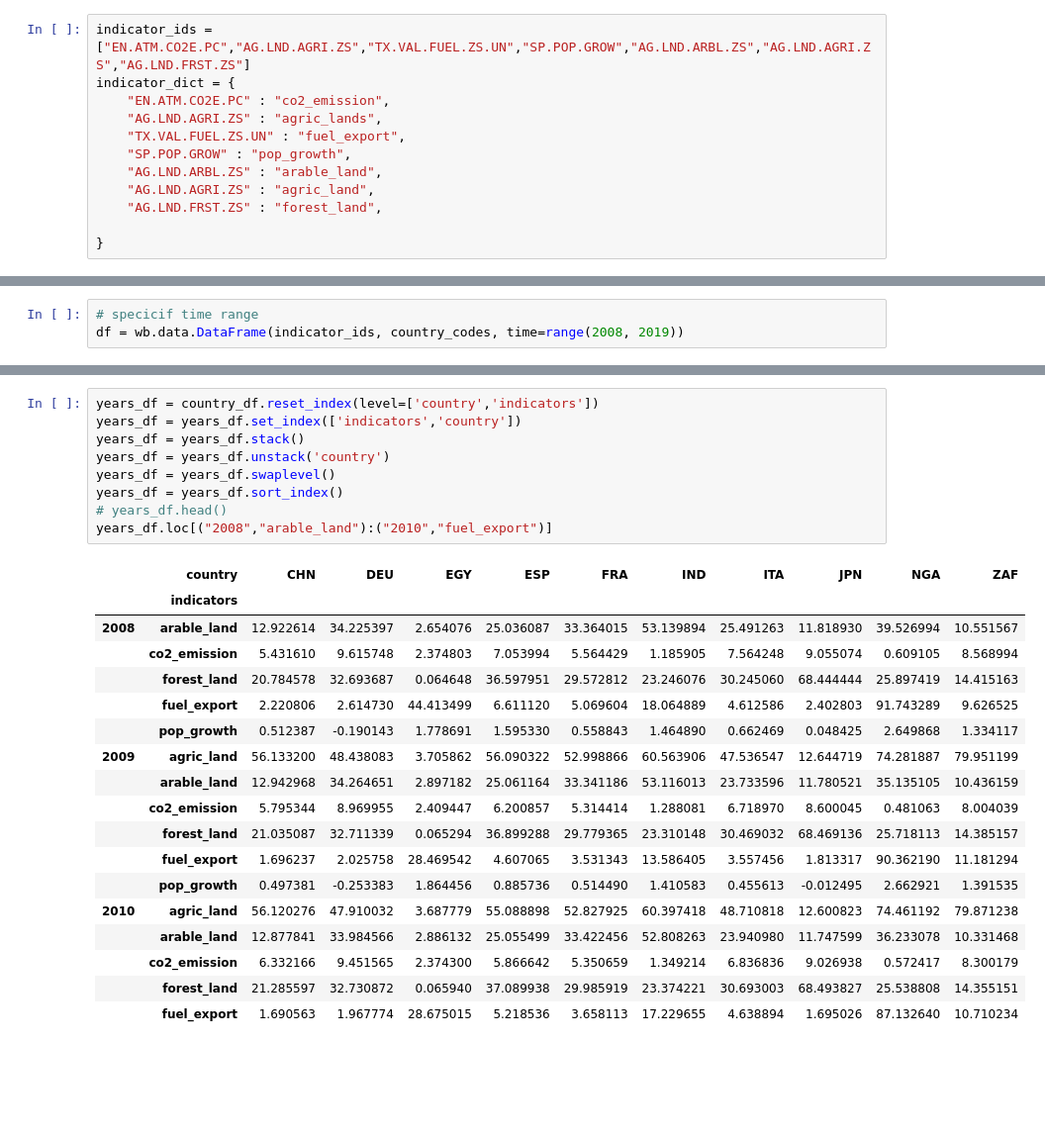
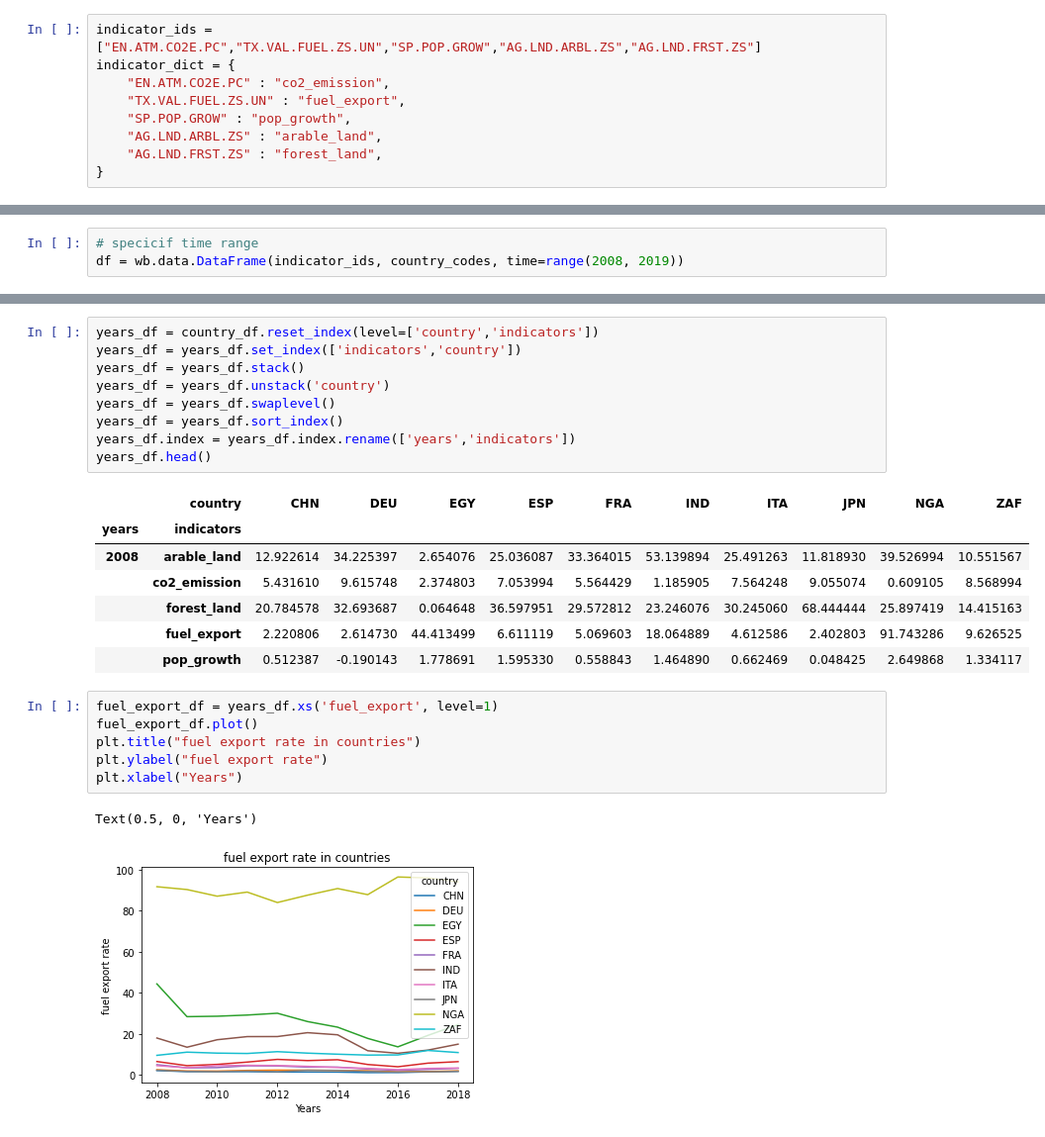
Before and after one commit to David-Ade-Creator/correlation_pandas, a Jupyter notebook: assignment2.ipynb, the cells around one changed output, grey strips where cells are left out. Shown: that part at 99% size. Drawn from its saved outputs; the diff is of its cells as text; blank space fills up the shorter version.

```diff
--- a/assignment2.ipynb
+++ b/assignment2.ipynb
@@ -4,16 +8,13 @@ import wbgapi as wb
 # %%
 country_codes = ['EGY','NGA','ZAF','CHN','IND','JPN','ITA','ESP','FRA','DEU']
 # %%
-indicator_ids = ["EN.ATM.CO2E.PC","AG.LND.AGRI.ZS","TX.VAL.FUEL.ZS.UN","SP.POP.GROW","AG.LND.ARBL.ZS","AG.LND.AGRI.ZS","AG.LND.FRST.ZS"]
+indicator_ids = ["EN.ATM.CO2E.PC","TX.VAL.FUEL.ZS.UN","SP.POP.GROW","AG.LND.ARBL.ZS","AG.LND.FRST.ZS"]
 indicator_dict = {
     "EN.ATM.CO2E.PC" : "co2_emission",
-    "AG.LND.AGRI.ZS" : "agric_lands",
     "TX.VAL.FUEL.ZS.UN" : "fuel_export",
     "SP.POP.GROW" : "pop_growth",
     "AG.LND.ARBL.ZS" : "arable_land",
-    "AG.LND.AGRI.ZS" : "agric_land",
     "AG.LND.FRST.ZS" : "forest_land",
-
 }
 # %%
 wb.series.info(indicator_ids)
@@ -61,28 +50,26 @@ country_df
 # %%
 years_df = country_df.reset_index(level=['country','indicators'])
 years_df = years_df.set_index(['indicators','country'])
 years_df = years_df.stack()
 years_df = years_df.unstack('country')
 years_df = years_df.swaplevel()
 years_df = years_df.sort_index()
-# years_df.head()
-years_df.loc[("2008","arable_land"):("2010","fuel_export")]
+years_df.index = years_df.index.rename(['years','indicators'])
+years_df.head()
 # %% [output]
 |  | country | CHN | DEU | EGY | ESP | FRA | IND | ITA | JPN | NGA | ZAF |
-|  | indicators |  |  |  |  |  |  |  |  |  |  |
+| years | indicators |  |  |  |  |  |  |  |  |  |  |
 | 2008 | arable_land | 12.922614 | 34.225397 | 2.654076 | 25.036087 | 33.364015 | 53.139894 | 25.491263 | 11.818930 | 39.526994 | 10.551567 |
 |  | co2_emission | 5.431610 | 9.615748 | 2.374803 | 7.053994 | 5.564429 | 1.185905 | 7.564248 | 9.055074 | 0.609105 | 8.568994 |
 |  | forest_land | 20.784578 | 32.693687 | 0.064648 | 36.597951 | 29.572812 | 23.246076 | 30.245060 | 68.444444 | 25.897419 | 14.415163 |
-|  | fuel_export | 2.220806 | 2.614730 | 44.413499 | 6.611120 | 5.069604 | 18.064889 | 4.612586 | 2.402803 | 91.743289 | 9.626525 |
+|  | fuel_export | 2.220806 | 2.614730 | 44.413499 | 6.611119 | 5.069603 | 18.064889 | 4.612586 | 2.402803 | 91.743286 | 9.626525 |
 |  | pop_growth | 0.512387 | -0.190143 | 1.778691 | 1.595330 | 0.558843 | 1.464890 | 0.662469 | 0.048425 | 2.649868 | 1.334117 |
-| 2009 | agric_land | 56.133200 | 48.438083 | 3.705862 | 56.090322 | 52.998866 | 60.563906 | 47.536547 | 12.644719 | 74.281887 | 79.951199 |
-|  | arable_land | 12.942968 | 34.264651 | 2.897182 | 25.061164 | 33.341186 | 53.116013 | 23.733596 | 11.780521 | 35.135105 | 10.436159 |
-|  | co2_emission | 5.795344 | 8.969955 | 2.409447 | 6.200857 | 5.314414 | 1.288081 | 6.718970 | 8.600045 | 0.481063 | 8.004039 |
-|  | forest_land | 21.035087 | 32.711339 | 0.065294 | 36.899288 | 29.779365 | 23.310148 | 30.469032 | 68.469136 | 25.718113 | 14.385157 |
-|  | fuel_export | 1.696237 | 2.025758 | 28.469542 | 4.607065 | 3.531343 | 13.586405 | 3.557456 | 1.813317 | 90.362190 | 11.181294 |
-|  | pop_growth | 0.497381 | -0.253383 | 1.864456 | 0.885736 | 0.514490 | 1.410583 | 0.455613 | -0.012495 | 2.662921 | 1.391535 |
-| 2010 | agric_land | 56.120276 | 47.910032 | 3.687779 | 55.088898 | 52.827925 | 60.397418 | 48.710818 | 12.600823 | 74.461192 | 79.871238 |
-|  | arable_land | 12.877841 | 33.984566 | 2.886132 | 25.055499 | 33.422456 | 52.808263 | 23.940980 | 11.747599 | 36.233078 | 10.331468 |
-|  | co2_emission | 6.332166 | 9.451565 | 2.374300 | 5.866642 | 5.350659 | 1.349214 | 6.836836 | 9.026938 | 0.572417 | 8.300179 |
-|  | forest_land | 21.285597 | 32.730872 | 0.065940 | 37.089938 | 29.985919 | 23.374221 | 30.693003 | 68.493827 | 25.538808 | 14.355151 |
-|  | fuel_export | 1.690563 | 1.967774 | 28.675015 | 5.218536 | 3.658113 | 17.229655 | 4.638894 | 1.695026 | 87.132640 | 10.710234 |
+# %%
+fuel_export_df = years_df.xs('fuel_export', level=1)
+fuel_export_df.plot()
+plt.title("fuel export rate in countries")
+plt.ylabel("fuel export rate")
+plt.xlabel("Years")
+# %% [output]
+Text(0.5, 0, 'Years')
+[figure, added]
```
Also changed, not shown: parts of 10 cells of this notebook.
